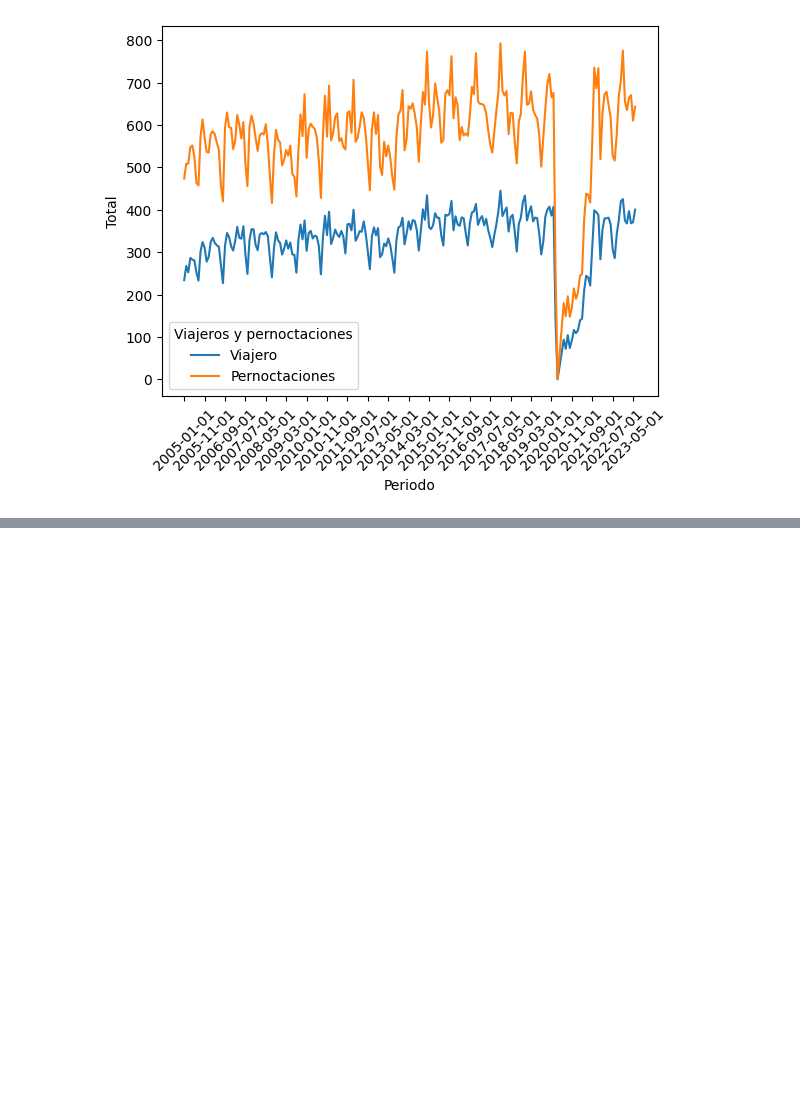
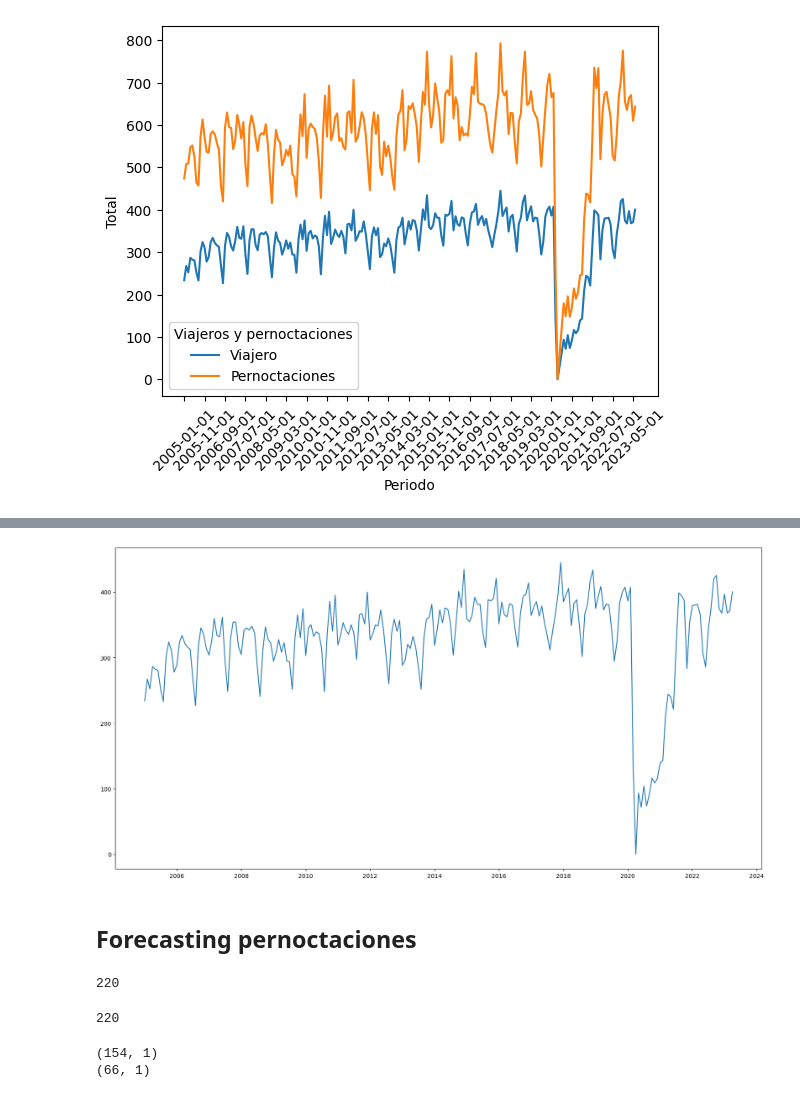
Before and after one commit to dfvinxu/desafio_data, a Jupyter notebook: data/madrid/Viajeros pernoctaciones/nacional_madrid.ipynb, the cells around one changed output, grey strips where cells are left out. Drawn from its saved outputs; the diff is of its cells as text; code cells hidden in the pictures; blank space fills up the shorter version.

```diff
--- a/data/madrid/Viajeros pernoctaciones/nacional_madrid.ipynb
+++ b/data/madrid/Viajeros pernoctaciones/nacional_madrid.ipynb
@@ -63,0 +144,2 @@ plt.show()
+# %%
+fechas_v = pd.date_range(start=df_viajeros['Periodo'].min(), periods=220, freq='MS')
@@ -63,0 +170,2 @@ plt.show()
+# %%
+df_viajeros['Periodo'] = fechas_v
@@ -63,0 +176,2 @@ plt.show()
+# %%
+df_viajeros.set_index('Periodo', inplace=True)
@@ -63,0 +258,15 @@ plt.show()
+# %%
+plt.figure(figsize=(20,10))
+plt.plot(df_viajeros);
+# %% [output]
+[figure, added]
+# %% [markdown]
+## Forecasting pernoctaciones
+# %%
+len(df_pernoctaciones)
+# %% [output]
+220
+# %%
+len(df_pernoctaciones)
+# %% [output]
+220
@@ -63,0 +277,6 @@ plt.show()
+# %%
+print(train.shape)
+print(test.shape)
+# %% [output]
+(154, 1)
+(66, 1)
```
Also changed, not shown: parts of 35 cells of this notebook.
